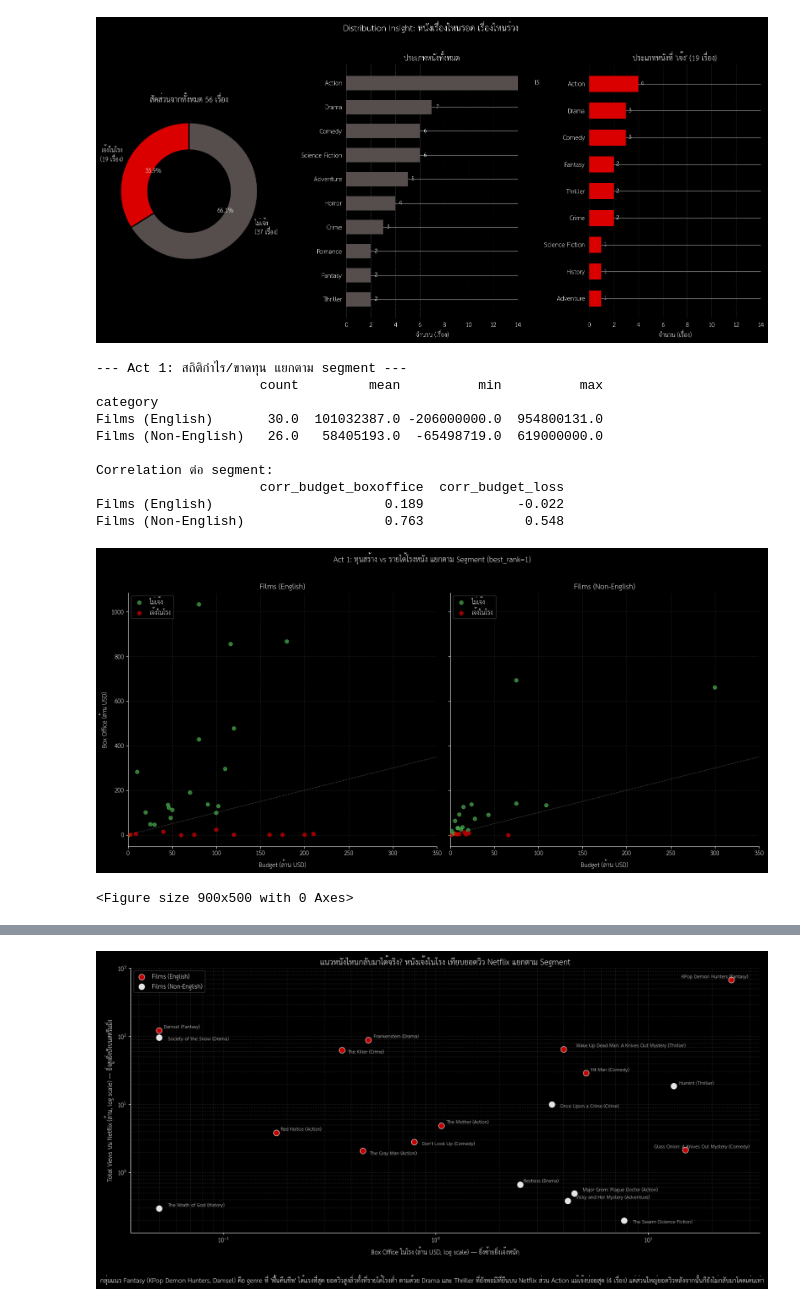
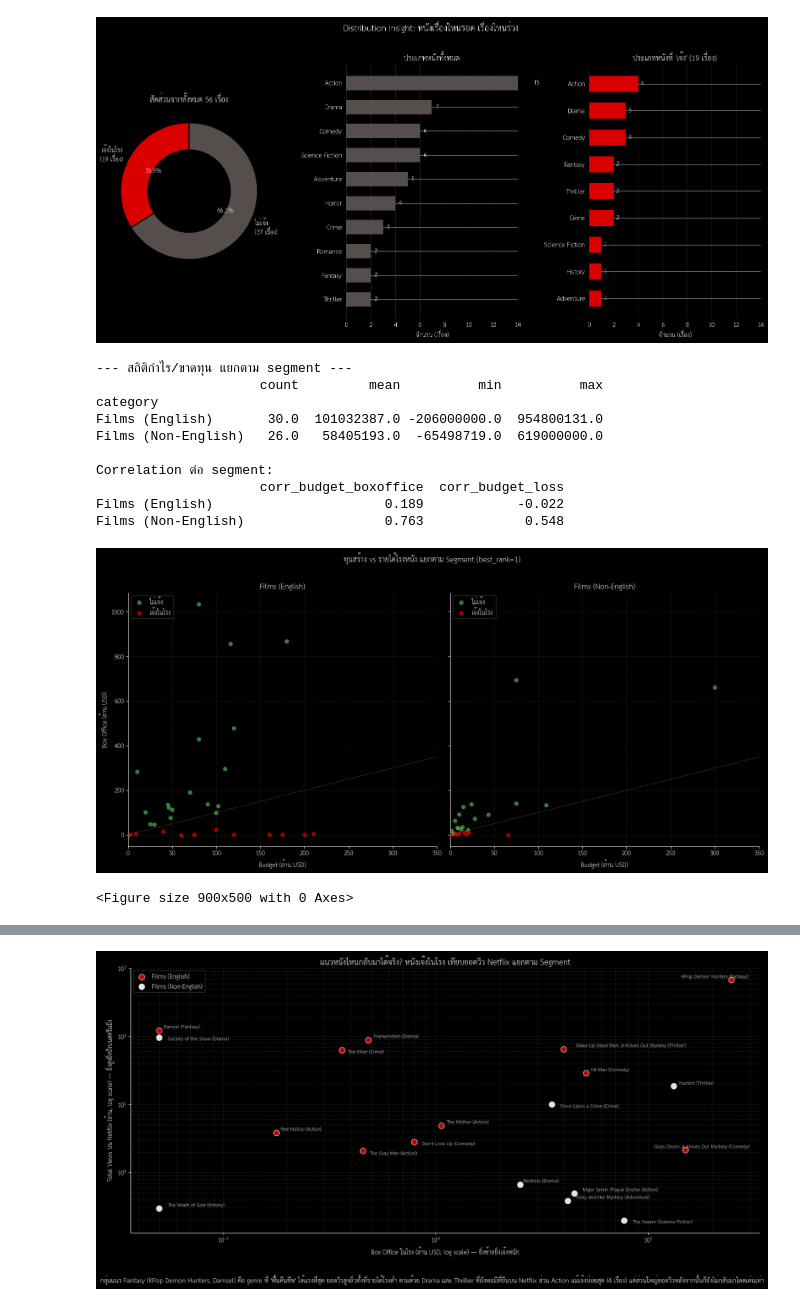
Before and after one commit to tr33yut/-Netflix-, a Jupyter notebook: ์Netflix.ipynb, the cells around one changed output, grey strips where cells are left out. Saved outputs shown, nothing was run; the diff lists cells and outputs as text; code cells hidden in the pictures.

```diff
--- a/์Netflix.ipynb
+++ b/์Netflix.ipynb
@@ -215,7 +215,7 @@ plt.close(fig)
 # %% [output]
 [figure]
 # %%
-print("\n--- Act 1: สถิติกำไร/ขาดทุน แยกตาม segment ---")
+print("\n--- สถิติกำไร/ขาดทุน แยกตาม segment ---")
 summary1 = df.groupby("category")["profit_loss_usd"].describe()[["count", "mean", "min", "max"]]
 print(summary1.round(0))
 
@@ -258,35 +258,35 @@ for ax, s in zip(axes, segments):
     ax.grid(color=line_color, linestyle='--', zorder=0, alpha=0.5)
 
     ax.set_title(s, color=text_color)
     ax.set_xlabel("Budget (ล้าน USD)", color=text_color)
 
     ax.spines["bottom"].set_color(text_color)
     ax.spines["left"].set_color(text_color)
     ax.spines["top"].set_visible(False)
     ax.spines["right"].set_visible(False)
     ax.tick_params(colors=text_color)
 
     # เพิ่ม Legend ในแต่ละ Subplot ให้เข้ากับ Dark Theme
     ax.legend(facecolor='#000000', edgecolor=line_color, labelcolor=text_color, loc='upper left')
 
 axes[0].set_ylabel("Box Office (ล้าน USD)", color=text_color)
-fig.suptitle("Act 1: ทุนสร้าง vs รายได้โรงหนัง แยกตาม Segment (best_rank=1)", color=text_color, y=1.02)
+fig.suptitle("ทุนสร้าง vs รายได้โรงหนัง แยกตาม Segment (best_rank=1)", color=text_color, y=1.02)
 fig.tight_layout()
 fig.savefig(f"{OUT_DIR}/act1_budget_vs_boxoffice_by_segment.png", dpi=150, facecolor=fig.get_facecolor())
 plt.show()
 plt.close(fig)
 plt.savefig('filename.png', bbox_inches='tight', dpi=300)
 # %% [output]
---- Act 1: สถิติกำไร/ขาดทุน แยกตาม segment ---
+--- สถิติกำไร/ขาดทุน แยกตาม segment ---
                      count         mean          min          max
 category
 Films (English)       30.0  101032387.0 -206000000.0  954800131.0
 Films (Non-English)   26.0   58405193.0  -65498719.0  619000000.0
 
 Correlation ต่อ segment:
                      corr_budget_boxoffice  corr_budget_loss
 Films (English)                      0.189            -0.022
 Films (Non-English)                  0.763             0.548
-[figure, old version]
+[figure, new version]
 <Figure size 900x500 with 0 Axes>
 # %%
```
Also changed, not shown: parts of 6 cells of this notebook.
